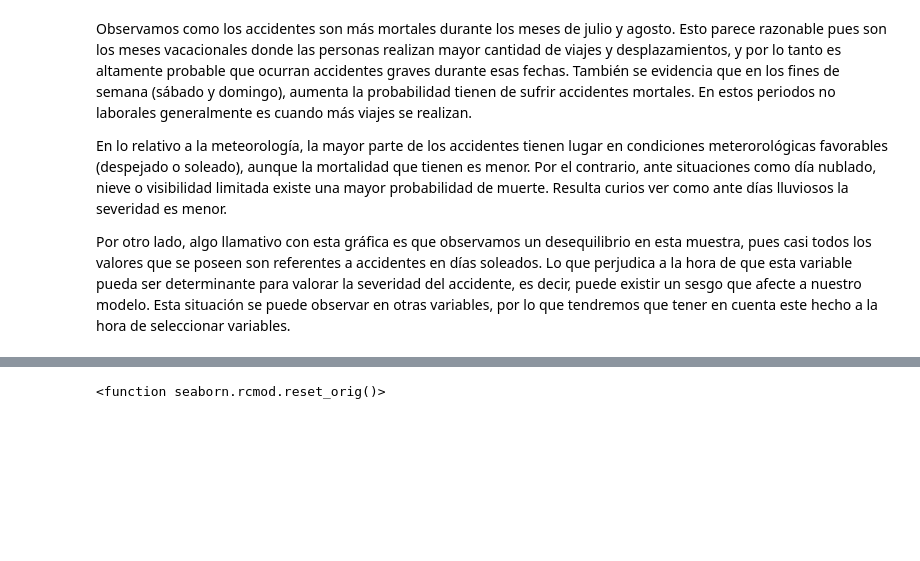
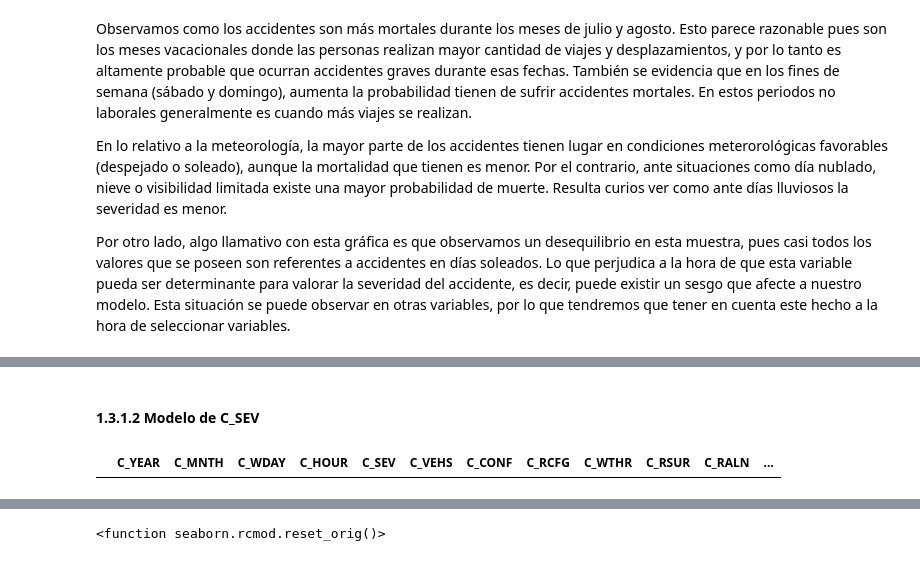
Before and after one commit to carviagu/canadian_car_accidents, a Jupyter notebook: notebooks/01_EDA.ipynb, the cells around one changed output, grey strips where cells are left out. Saved outputs shown, nothing was run; the diff lists cells and outputs as text; code cells hidden in the pictures; blank space fills up the shorter version.

```diff
--- a/notebooks/01_EDA.ipynb
+++ b/notebooks/01_EDA.ipynb
@@ -603,0 +637,13 @@ Por otro lado, algo llamativo con esta gráfica es que observamos un desequilibr
+# %% [markdown]
+#### 1.3.1.2 Modelo de C_SEV
+# %%
+# Agregación final
+acc_columns = ['C_YEAR', 'C_MNTH', 'C_WDAY',
+               'C_HOUR', 'C_SEV', 'C_VEHS',
+               'C_CONF', 'C_RCFG', 'C_WTHR',
+               'C_RSUR', 'C_RALN', 'C_TRAF']
+
+sev_df = accidents_df.groupby(acc_columns).agg(C_PERS=('P_USER', 'count')).reset_index()
+sev_df.head()
+# %% [output]
+|  | C_YEAR | C_MNTH | C_WDAY | C_HOUR | C_SEV | C_VEHS | C_CONF | C_RCFG | C_WTHR | C_RSUR | C_RALN | ... |
```
Also changed, not shown: parts of 21 cells of this notebook.
